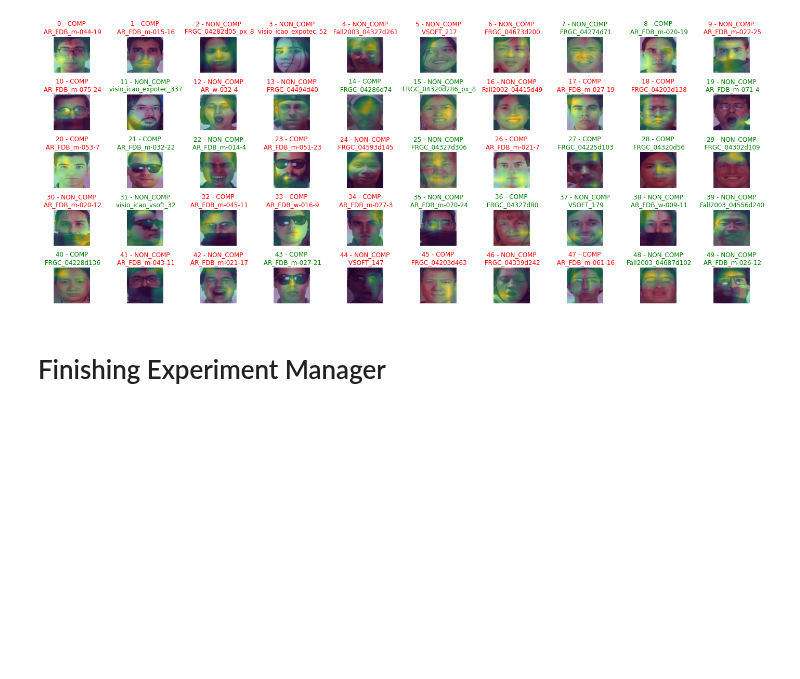
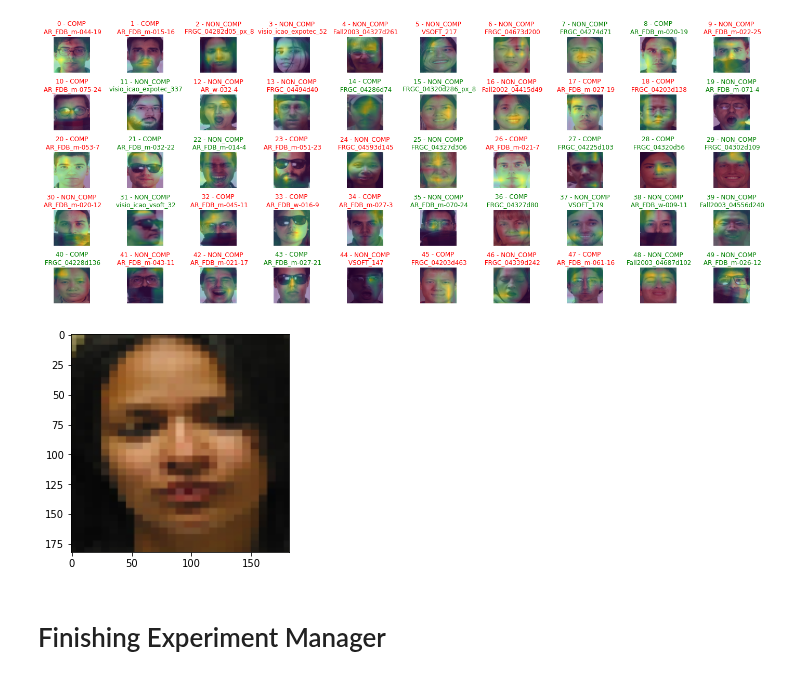
Before and after one commit to guilhermemg/icao_nets_training, a Jupyter notebook: notebooks/train_mobilenetv2.ipynb, the cells around one changed output. Saved outputs shown, nothing was run; the diff lists cells and outputs as text; code cells hidden in the pictures; blank space fills up the shorter version.

```diff
--- a/notebooks/train_mobilenetv2.ipynb
+++ b/notebooks/train_mobilenetv2.ipynb
@@ -493,6 +495,10 @@ heatmaps = [calc_heatmap(im_name, 224,224) for im_name in tmp_df.img_name.values
 dr.draw_imgs([cv2.imread(img) for img in tmp_df.img_name.values], labels=labels, predictions=preds, heatmaps=heatmaps)
 # %% [output]
 [figure]
+# %%
+dr.draw_img(cv2.imread(tmp_df.img_name.values[2]))
+# %% [output]
+[figure, added]
 # %% [markdown]
 # Finishing Experiment Manager
 # %% [raw]
```
Also changed, not shown: parts of 1 cell of this notebook.
